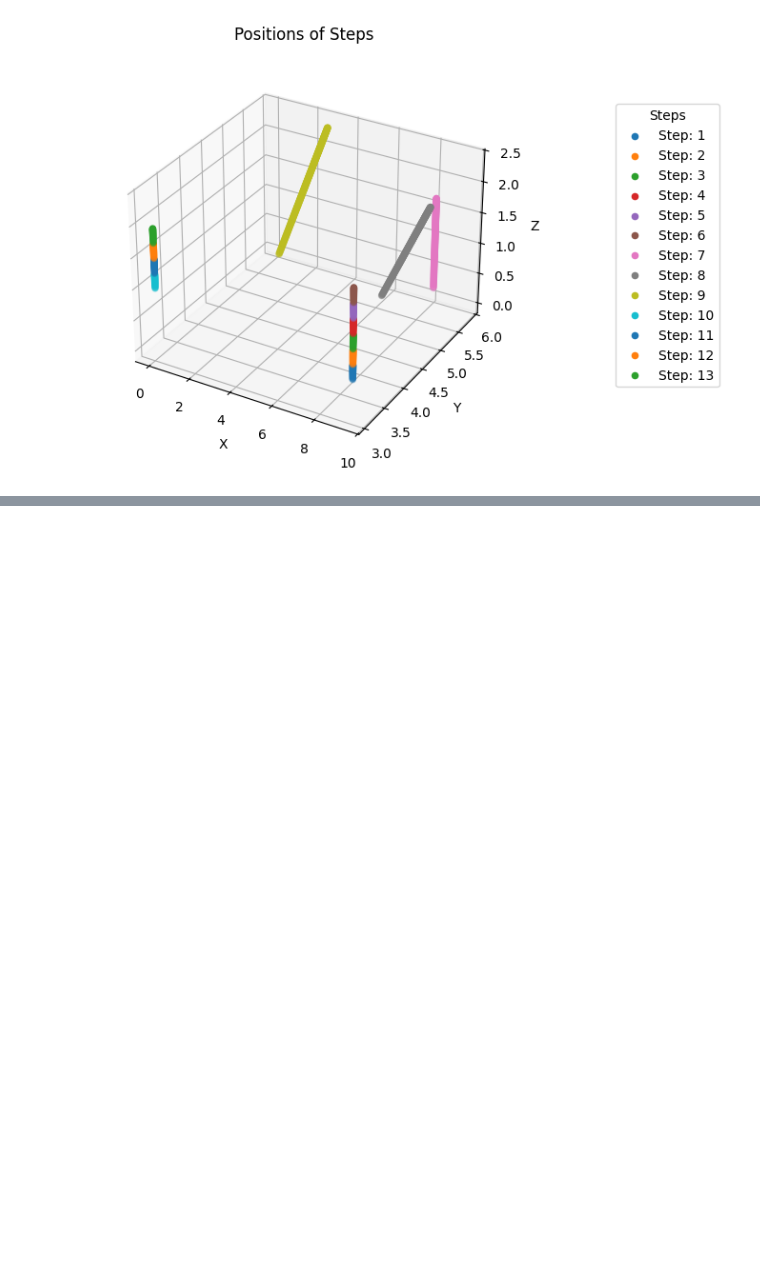
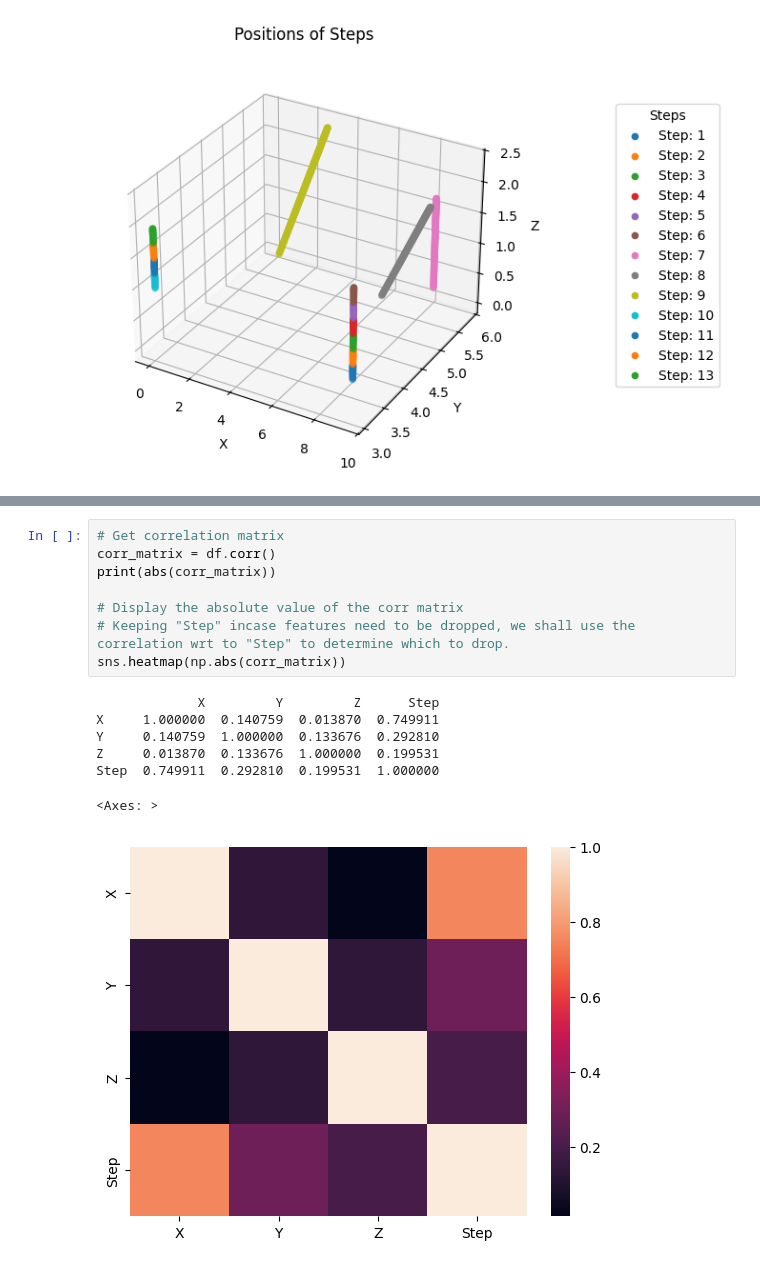
Before and after one commit to kikutabryan/AER850_Project, a Jupyter notebook: src/project_1.ipynb, the cells around one changed output, grey strips where cells are left out. Drawn from its saved outputs; the diff is of its cells as text; blank space fills up the shorter version.

```diff
--- a/src/project_1.ipynb
+++ b/src/project_1.ipynb
@@ -92,0 +121,16 @@ plt.show()
+# %%
+# Get correlation matrix
+corr_matrix = df.corr()
+print(abs(corr_matrix))
+
+# Display the absolute value of the corr matrix
+# Keeping "Step" incase features need to be dropped, we shall use the correlation wrt to "Step" to determine which to drop.
+sns.heatmap(np.abs(corr_matrix))
+# %% [output]
+             X         Y         Z      Step
+X     1.000000  0.140759  0.013870  0.749911
+Y     0.140759  1.000000  0.133676  0.292810
+Z     0.013870  0.133676  1.000000  0.199531
+Step  0.749911  0.292810  0.199531  1.000000
+<Axes: >
+[figure, added]
```
Also changed, not shown: parts of 9 cells of this notebook.
